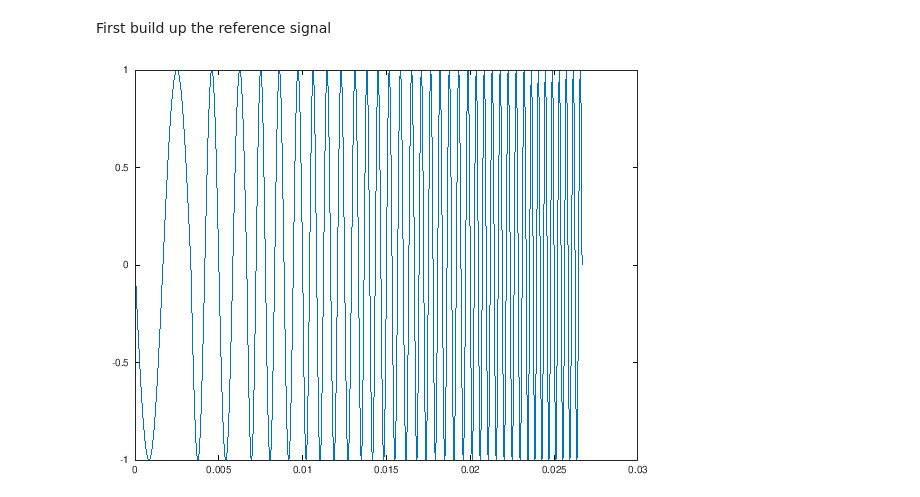
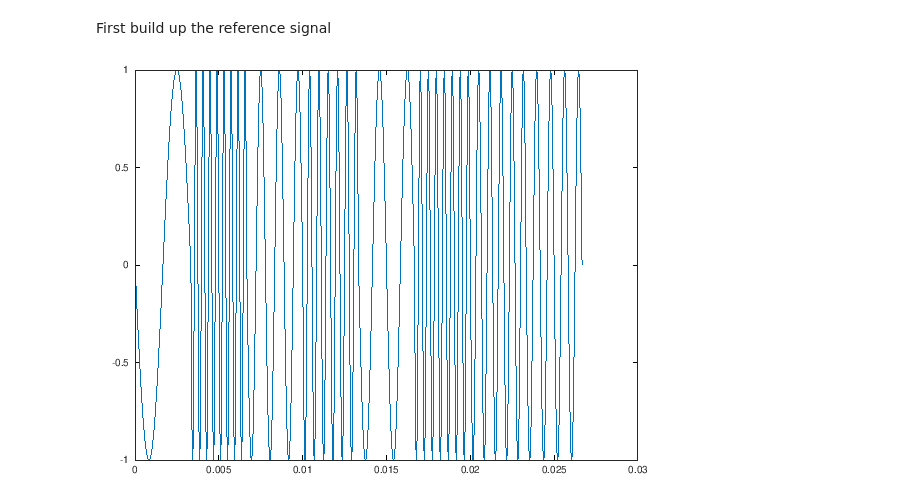
Before and after one commit to tbondy760/sat-chirp, a Jupyter notebook: Costas.ipynb, the cells around one changed output. Cells and saved outputs as stored; diff of their text form; code cells hidden in the pictures.

```diff
--- a/Costas.ipynb
+++ b/Costas.ipynb
@@ -16,0 +11,6 @@ deltaFcostas = bwRadio/costasN
+# %%
+frLow = 200
+frHigh = 2600
+bwRadio = frHigh - frLow
+costasN = 8
+deltaFcostas = bwRadio/costasN
@@ -63,14 +77,14 @@ Lets simulate trying to determine the offset frequency and offset time that a Co
 # %% [markdown]
 First build up the reference signal
 # %%
-RefSig = [ 0 ];
-for costasFreq = deltaFcostas:deltaFcostas:deltaFcostas * costasN
-  Time = 0:1/sampleRate:1/deltaFcostas;
-  SubPulse = i * exp(i*2*pi*costasFreq*Time);
-  # Add all but the first
-  RefSig = [RefSig SubPulse(2:end)];
+RefSigCV = [ 0 ];
+TimeCV = [0:1/sampleRate:1/deltaFcostas](:);
+for idx = 1:1:costasN
+  SubPulseCV = i * exp(i*2*pi*costasFreq(costasFreqIdx(idx))*TimeCV);
+  # Add all but the first sample
+  RefSigCV = vertcat(RefSigCV, SubPulseCV(2:end));
 endfor
 # %%
-plot(0:1/sampleRate:costasN/deltaFcostas, RefSig)
+plot([0:1/sampleRate:costasN/deltaFcostas](:), RefSigCV)
 # %% [output]
-[figure, old version]
+[figure, new version]
```
Also changed, not shown: parts of 20 cells of this notebook.
